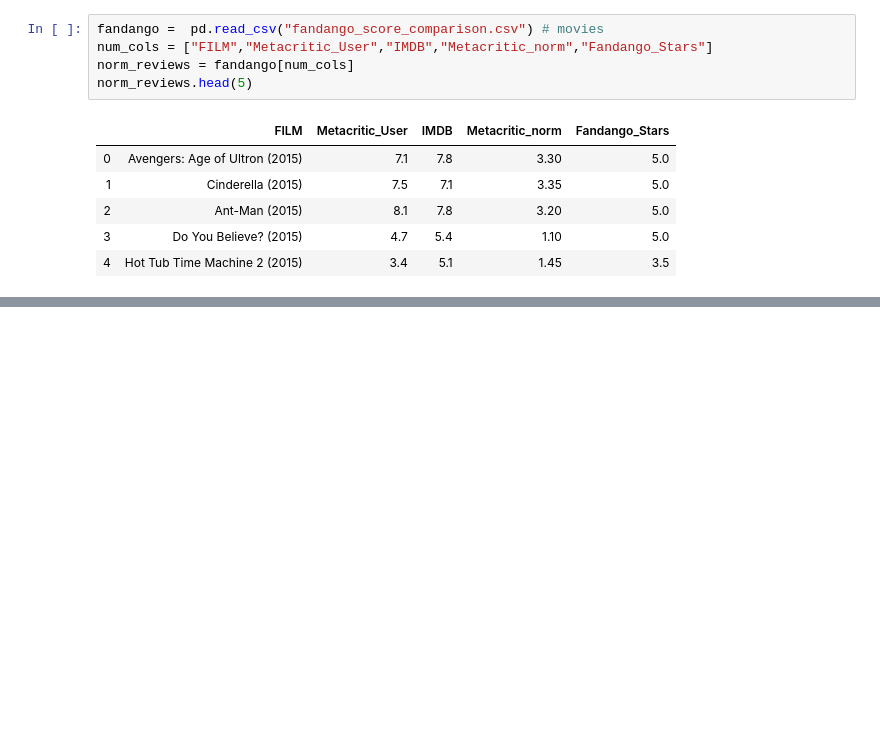
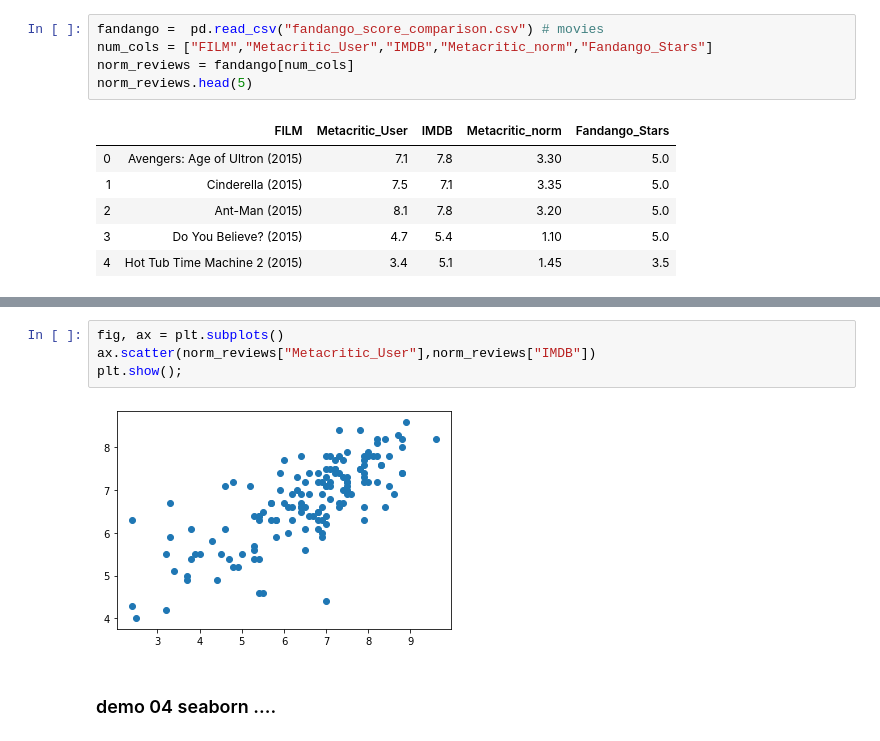
Before and after one commit to TOMMYWHY/python_advance_learning, a Jupyter notebook: 020_dataMining/matplotlib_learning02.ipynb, the cells around one changed output, grey strips where cells are left out. Drawn from its saved outputs; the diff is of its cells as text; blank space fills up the shorter version.

```diff
--- a/020_dataMining/matplotlib_learning02.ipynb
+++ b/020_dataMining/matplotlib_learning02.ipynb
@@ -87,0 +90,8 @@ plt.show()
+# %%
+fig, ax = plt.subplots()
+ax.scatter(norm_reviews["Metacritic_User"],norm_reviews["IMDB"])
+plt.show();
+# %% [output]
+[figure, added]
+# %% [markdown]
+### demo 04 seaborn ....
```
Also changed, not shown: parts of 3 cells of this notebook.
